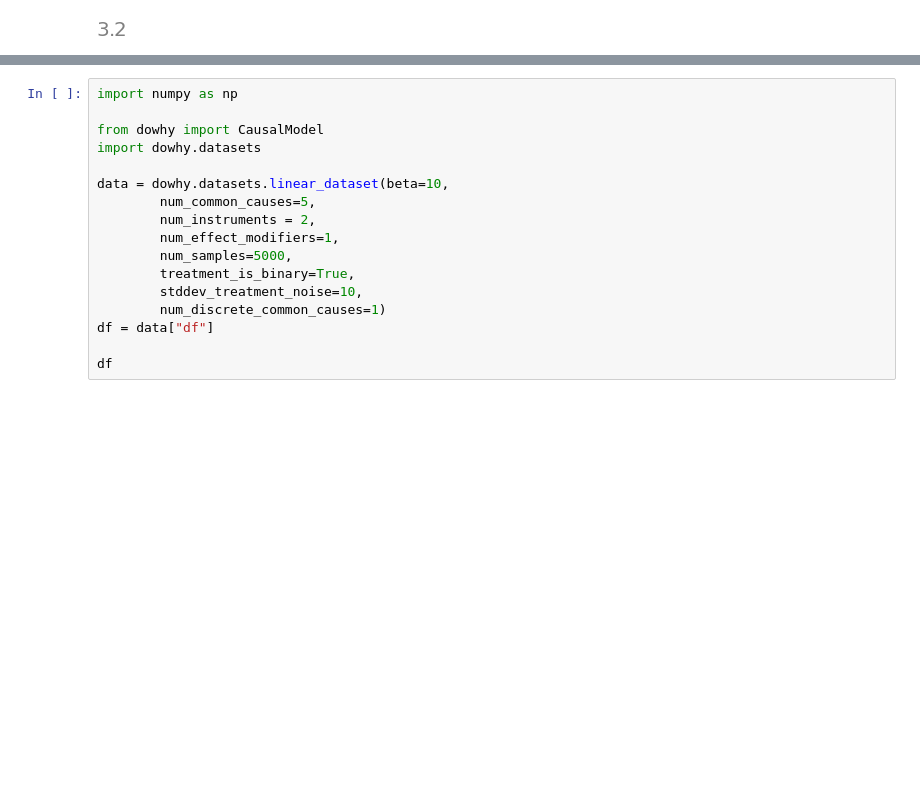
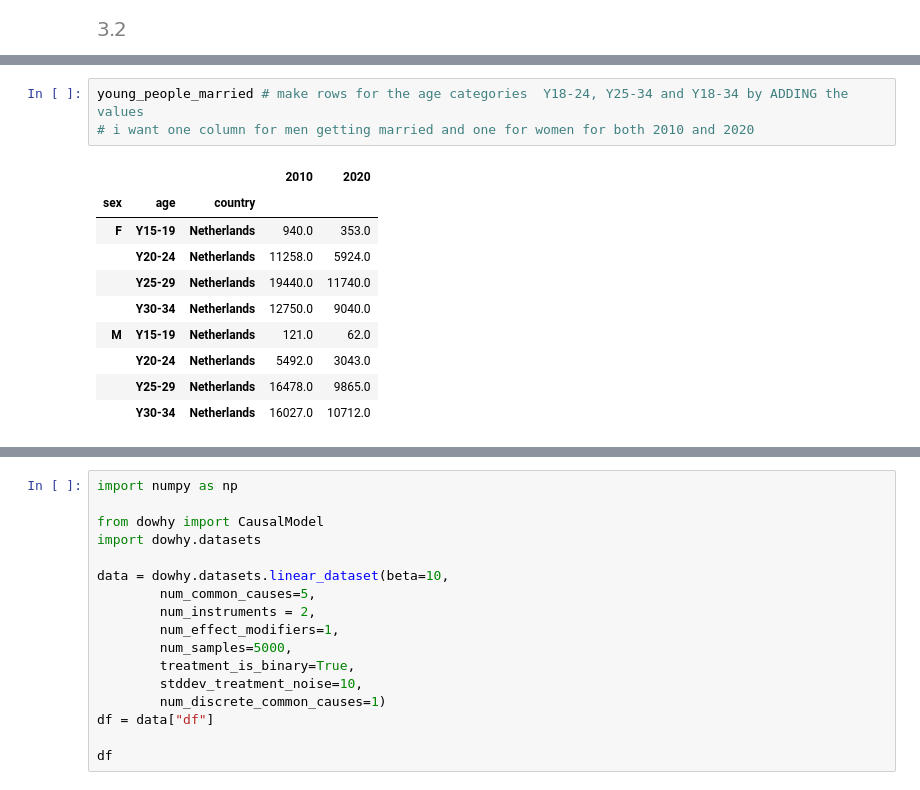
Before and after one commit to AnneLouisedb/Causality_Eurostat, a Jupyter notebook: research_outline.ipynb, the cells around one changed output, grey strips where cells are left out. Saved outputs shown, nothing was run; the diff lists cells and outputs as text; blank space fills up the shorter version.

```diff
--- a/research_outline.ipynb
+++ b/research_outline.ipynb
@@ -517,0 +547,14 @@ SyntaxError: incomplete input (2737831634.py, line 7)
+# %%
+young_people_married # make rows for the age categories  Y18-24, Y25-34 and Y18-34 by ADDING the values
+# i want one column for men getting married and one for women for both 2010 and 2020
+# %% [output]
+|  |  |  | 2010 | 2020 |
+| sex | age | country |  |  |
+| F | Y15-19 | Netherlands | 940.0 | 353.0 |
+|  | Y20-24 | Netherlands | 11258.0 | 5924.0 |
+|  | Y25-29 | Netherlands | 19440.0 | 11740.0 |
+|  | Y30-34 | Netherlands | 12750.0 | 9040.0 |
+| M | Y15-19 | Netherlands | 121.0 | 62.0 |
+|  | Y20-24 | Netherlands | 5492.0 | 3043.0 |
+|  | Y25-29 | Netherlands | 16478.0 | 9865.0 |
+|  | Y30-34 | Netherlands | 16027.0 | 10712.0 |
```
Also changed, not shown: parts of 12 cells of this notebook.
